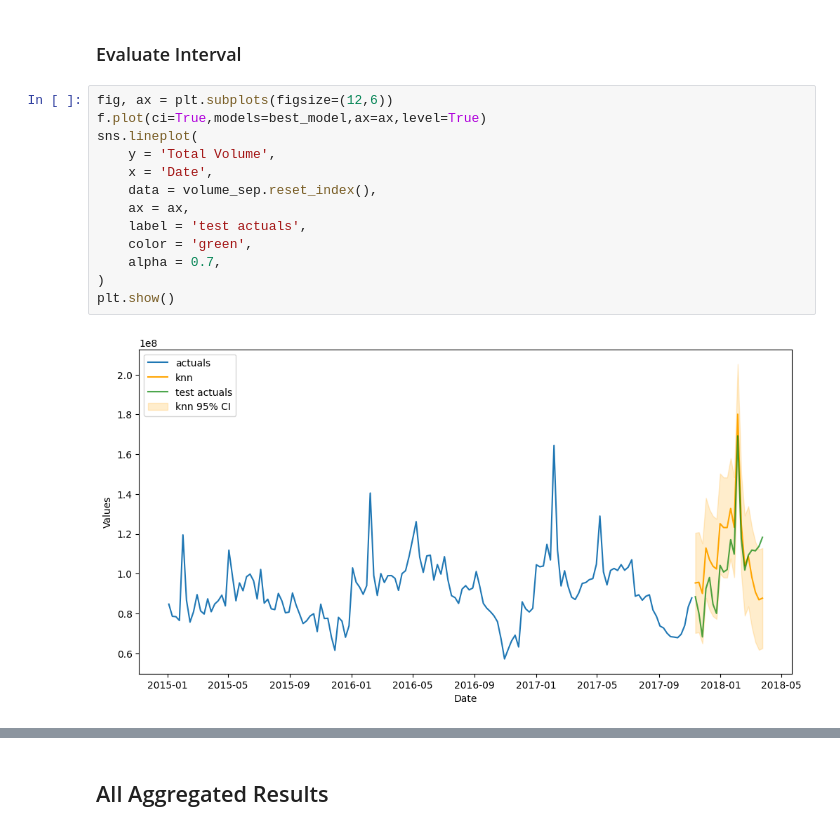
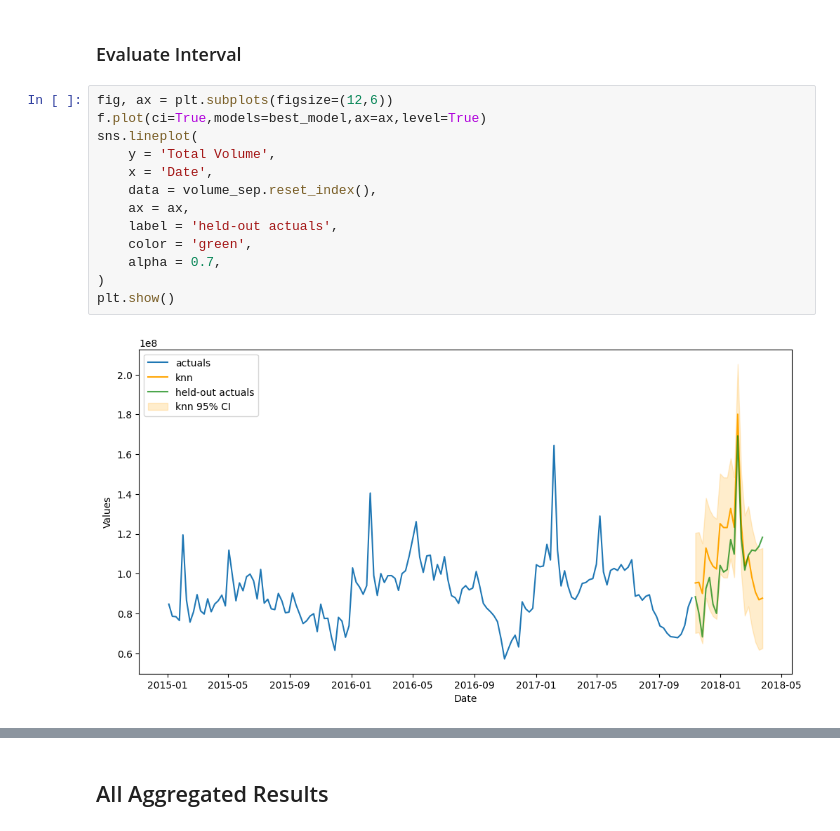
Before and after one commit to mikekeith52/scalecast-examples, a Jupyter notebook: misc/cis/cis.ipynb, the cells around one changed output, grey strips where cells are left out. Saved outputs shown, nothing was run; the diff lists cells and outputs as text.

```diff
--- a/misc/cis/cis.ipynb
+++ b/misc/cis/cis.ipynb
@@ -413,18 +413,18 @@ ms[['ModelNickname','ValidationMetric','ValidationMetricValue','InSampleRMSE']]
 # %%
 fig, ax = plt.subplots(figsize=(12,6))
 f.plot(ci=True,models=best_model,ax=ax,level=True)
 sns.lineplot(
     y = 'Total Volume',
     x = 'Date',
     data = volume_sep.reset_index(),
     ax = ax,
-    label = 'test actuals',
+    label = 'held-out actuals',
     color = 'green',
     alpha = 0.7,
 )
 plt.show()
 # %% [output]
-[figure, old version]
+[figure, new version]
 # %%
 avc_fcsts1 = f.export("lvl_fcsts",cis=True)
 avc_results = score_cis(
```
Also changed, not shown: parts of 14 cells of this notebook, 1 other file.
